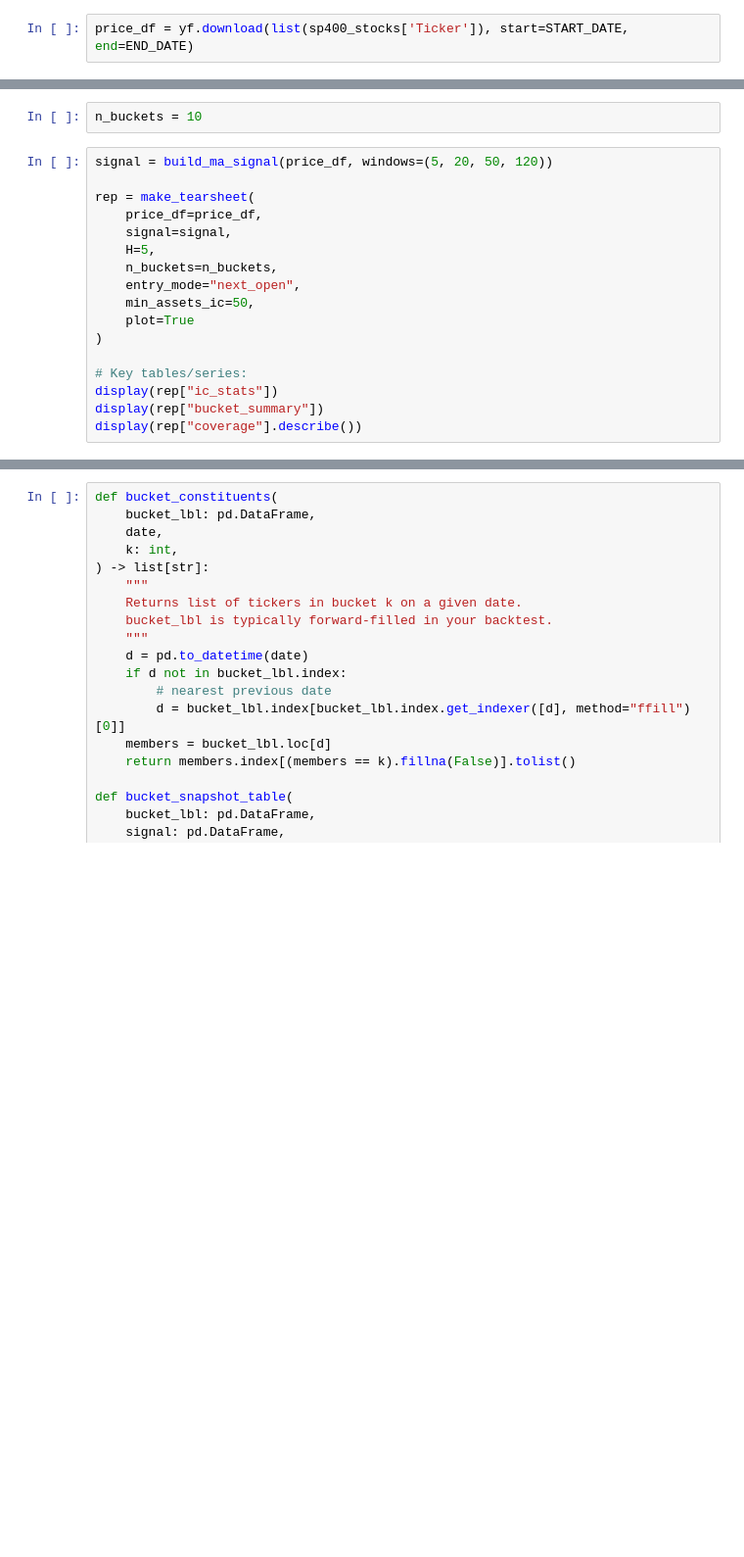
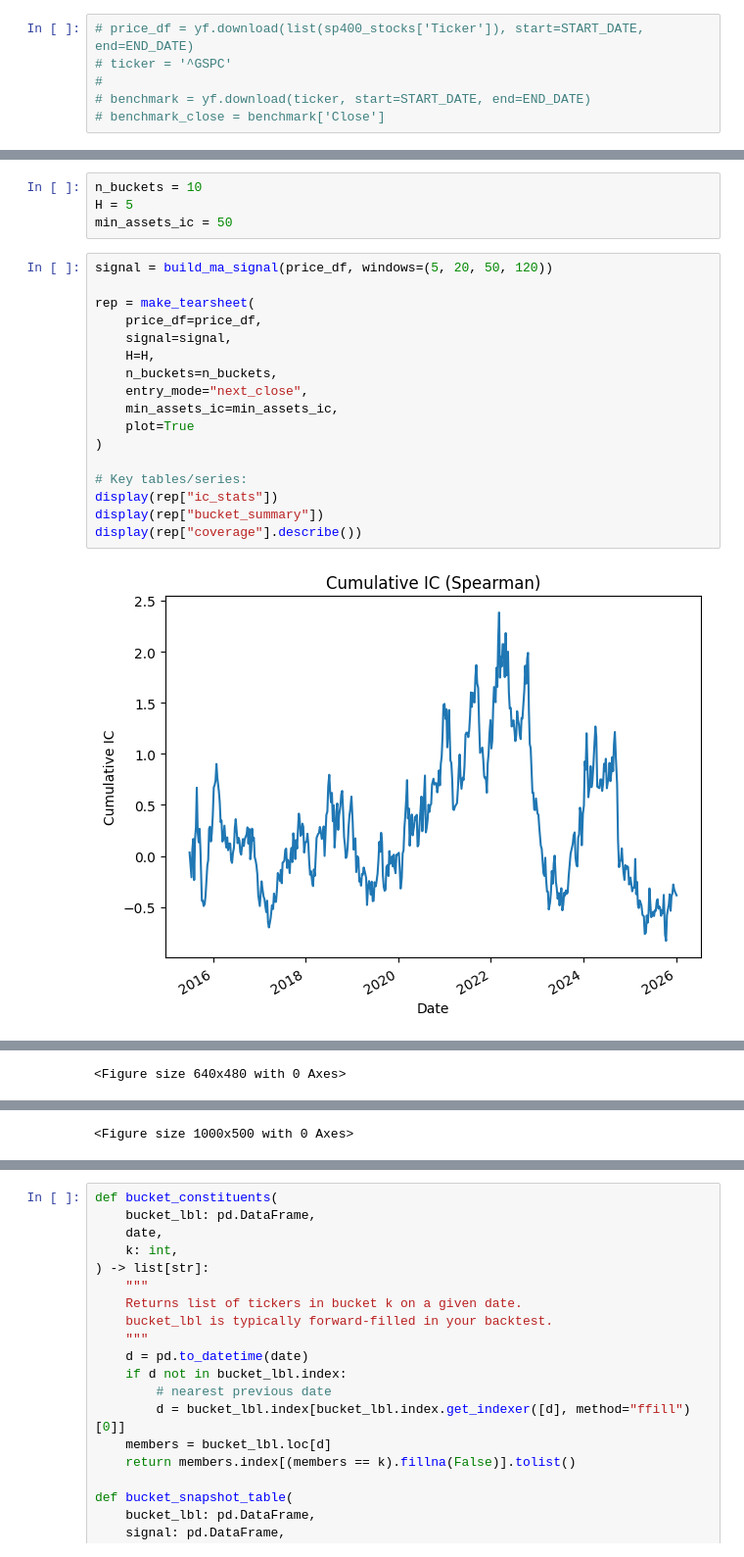
Before and after one commit to Henrywzh/quant-research, a Jupyter notebook: experiments/factor_model/03_factor_model_with_backtest.ipynb, the cells around one changed output, grey strips where cells are left out. Shown at 98% size. Drawn from its saved outputs; the diff is of its cells as text; blank space fills up the shorter version.

```diff
--- a/experiments/factor_model/03_factor_model_with_backtest.ipynb
+++ b/experiments/factor_model/03_factor_model_with_backtest.ipynb
@@ -33,2 +54,6 @@ sp400_stocks = pd.read_excel('/Users/henrywzh/Desktop/us_indices.xlsx', sheet_na
 # %%
-price_df = yf.download(list(sp400_stocks['Ticker']), start=START_DATE, end=END_DATE)
+# price_df = yf.download(list(sp400_stocks['Ticker']), start=START_DATE, end=END_DATE)
+# ticker = '^GSPC'
+#
+# benchmark = yf.download(ticker, start=START_DATE, end=END_DATE)
+# benchmark_close = benchmark['Close']
@@ -535,19 +146,23 @@ def make_tearsheet(
 # %%
 n_buckets = 10
+H = 5
+min_assets_ic = 50
 # %%
 signal = build_ma_signal(price_df, windows=(5, 20, 50, 120))
 
 rep = make_tearsheet(
     price_df=price_df,
     signal=signal,
-    H=5,
+    H=H,
     n_buckets=n_buckets,
-    entry_mode="next_open",
-    min_assets_ic=50,
+    entry_mode="next_close",
+    min_assets_ic=min_assets_ic,
     plot=True
 )
 
 # Key tables/series:
 display(rep["ic_stats"])
 display(rep["bucket_summary"])
 display(rep["coverage"].describe())
+# %% [output]
+[figure, added]
@@ -553,0 +171 @@ display(rep["coverage"].describe())
+<Figure size 640x480 with 0 Axes>
@@ -553,0 +176 @@ display(rep["coverage"].describe())
+<Figure size 1000x500 with 0 Axes>
```
Also changed, not shown: parts of 15 cells of this notebook, 19 other files.
